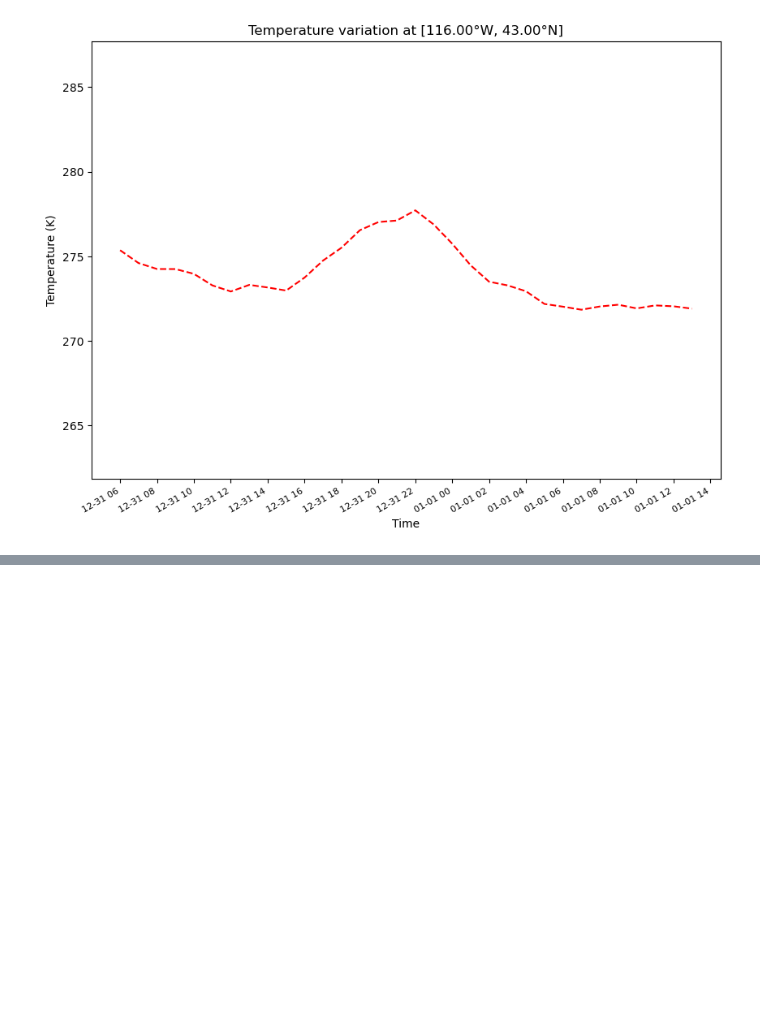
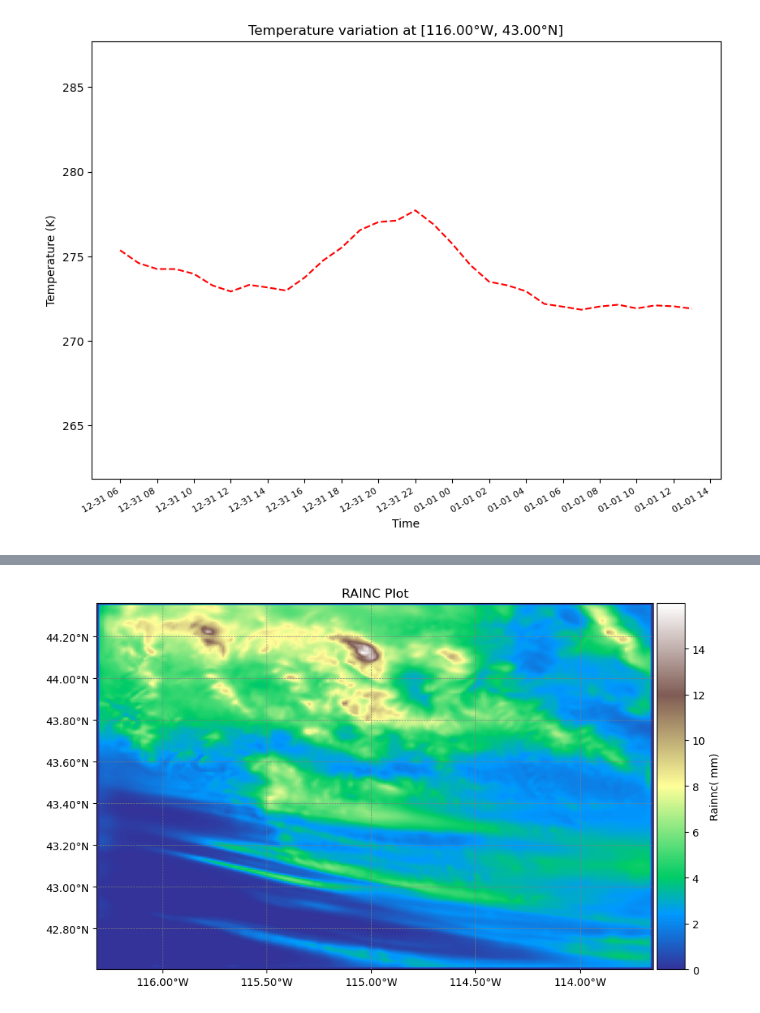
Before and after one commit to stanleyakor1/Python-tutorial, a Jupyter notebook: wrf-python/location_analysis.ipynb, the cells around one changed output, grey strips where cells are left out. Drawn from its saved outputs; the diff is of its cells as text; code cells hidden in the pictures; blank space fills up the shorter version.

```diff
--- a/wrf-python/location_analysis.ipynb
+++ b/wrf-python/location_analysis.ipynb
@@ -70,0 +160,42 @@ cd /bsuhome/st
+# %%
+# Open the wrfout file
+wrf_data = xr.open_dataset("output_file.nc")
+
+# # Extract the elevationžvariable
+elevation = wrf_data['RAINNC'].isel(Time=10)  # Assuming 'HGT' is the elevation variable
+
+# Extract latitude and longitude dimensions
+lat = wrf_data['XLAT'].isel(Time=0)
+lon = wrf_data['XLONG'].isel(Time=0)
+
+
+fig, ax = plt.subplots(figsize=(10, 8))
+im = ax.imshow(elevation, extent=(lon.min(), lon.max(), lat.min(), lat.max()), cmap='terrain', origin='lower', alpha=1.0)
+
+#im = ax.imshow(elevation, extent=(lon.min(), lon.max(), lat.min(), lat.max()), cmap='terrain', origin='lower', norm=LogNorm())
+
+plt.title('RAINC Plot')
+
+# # Modify latitude and longitude labels
+lon_ticks = ax.get_xticks()
+lat_ticks = ax.get_yticks()
+lon_labels = [f'{abs(lon):.2f}°{"W" if lon < 0 else "E"}' for lon in lon_ticks]
+lat_labels = [f'{abs(lat):.2f}°{"S" if lat < 0 else "N"}' for lat in lat_ticks]
+ax.set_xticklabels(lon_labels)
+ax.set_yticklabels(lat_labels)
+
+# Add gridlines
+ax.grid(color='gray', linestyle='--', linewidth=0.5)
+
+# Create a colorbar with the same height as the plot
+divider = make_axes_locatable(ax)
+cax = divider.append_axes('right', size='5%', pad=0.05)
+plt.colorbar(im, cax=cax, label='Rainnc( mm)')
+
+# Save the plot to a file
+plt.savefig('rainnc_plot.pdf', dpi=300)
+
+# # Display the plot
+plt.show()
+# %% [output]
+[figure, added]
```
Also changed, not shown: parts of 15 cells of this notebook.
